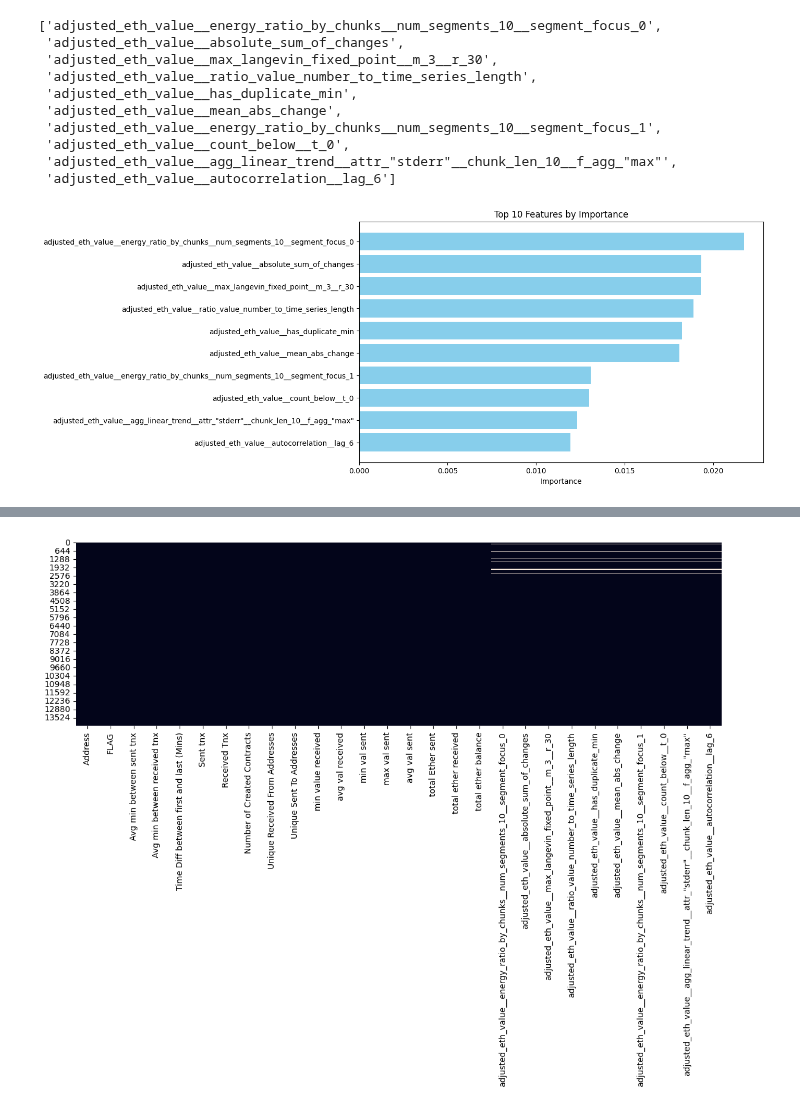
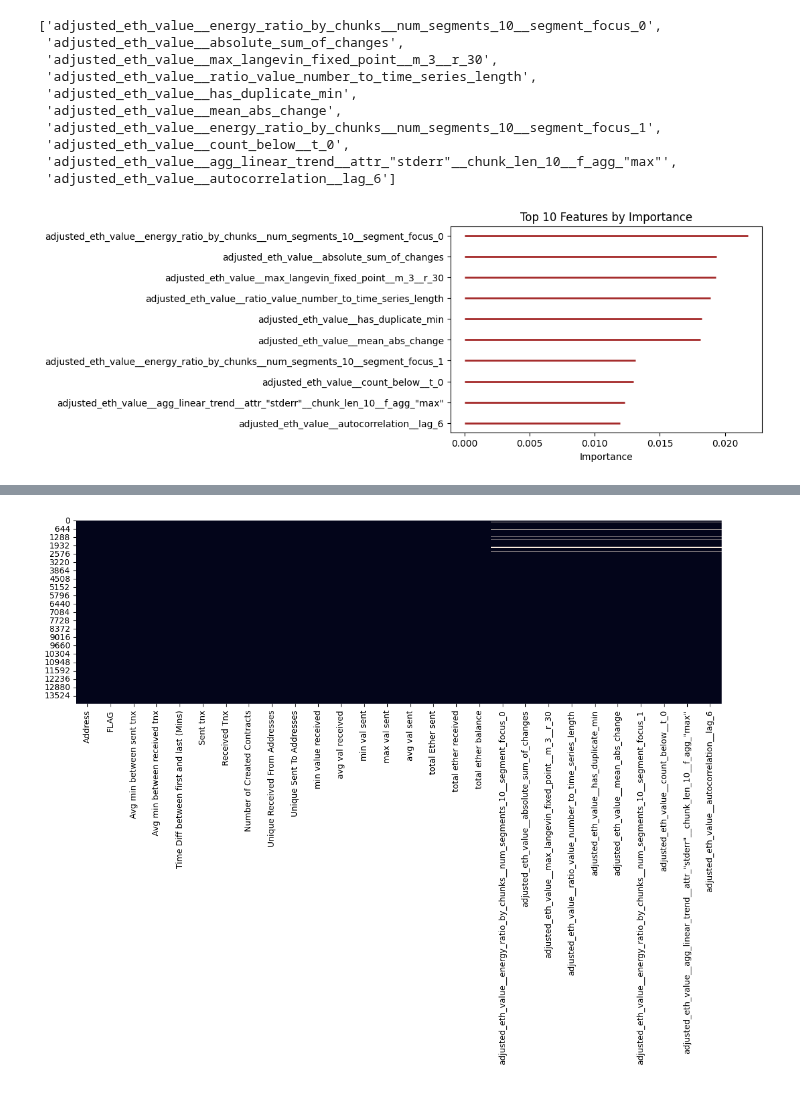
Before and after one commit to shazzad-hasan/ethereum-fraud-detection, a Jupyter notebook: data-preparation/kaggle_etherscan_time_series_data.ipynb, the cells around one changed output, grey strips where cells are left out. Drawn from its saved outputs; the diff is of its cells as text; code cells hidden in the pictures.

```diff
--- a/data-preparation/kaggle_etherscan_time_series_data.ipynb
+++ b/data-preparation/kaggle_etherscan_time_series_data.ipynb
@@ -164,16 +164,24 @@ top_10_features
  'adjusted_eth_value__count_below__t_0',
  'adjusted_eth_value__agg_linear_trend__attr_"stderr"__chunk_len_10__f_agg_"max"',
  'adjusted_eth_value__autocorrelation__lag_6']
-# %%
-plt.figure(figsize=(10, 6))
-plt.barh(top_10_features, top_10_importances, color='skyblue')
-plt.xlabel('Importance')
-plt.title('Top 10 Features by Importance')
-plt.gca().invert_yaxis()
-
-plt.show()
-# %% [output]
-[figure, removed]
+# %%
+plt.figure(figsize=(6, 4))
+plt.title('Top 10 Features by Importance')
+
+# Calculate y positions for the features
+y_positions = range(len(top_10_features))
+
+# Draw horizontal lines
+plt.hlines(y=y_positions, xmin=0, xmax=top_10_importances, color='brown', linewidth=2)
+
+# Set the labels and invert the y-axis
+plt.yticks(y_positions, top_10_features)
+plt.xlabel('Importance')
+plt.gca().invert_yaxis()
+
+plt.show()
+# %% [output]
+[figure, added]
 # %%
 df_ts_new = df_ts[top_10_features]
 df_ts_new.insert(0, 'Address', add)
```
Also changed, not shown: parts of 1 cell of this notebook.
